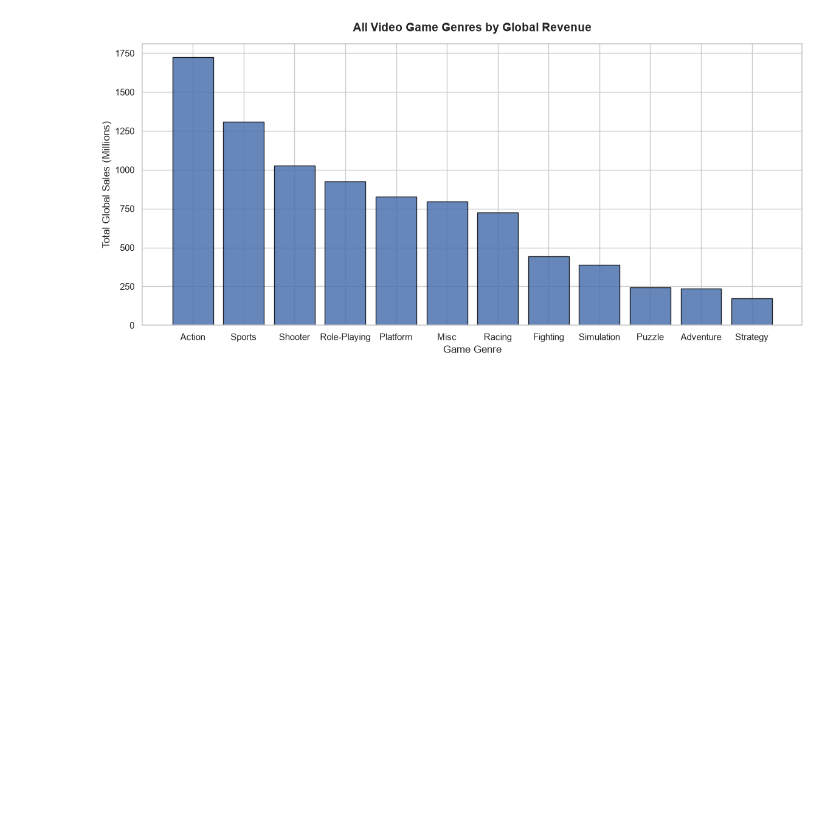
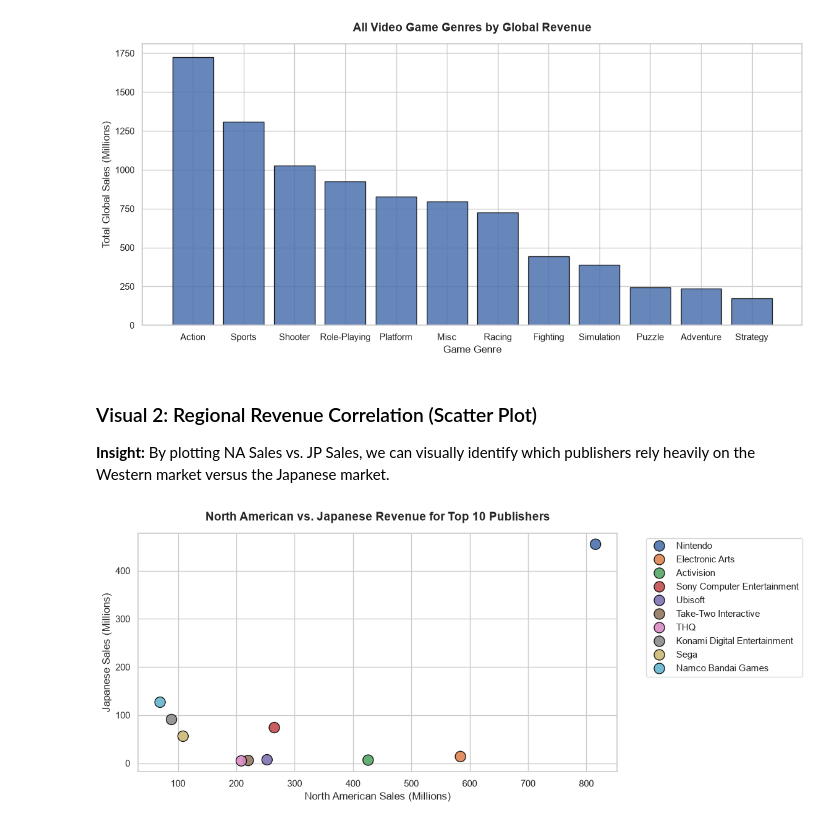
Before and after one commit to abdullah-shbz/asl-internship-aiml-week2-muhammad-abdullah, a Jupyter notebook: vgsales_eda.ipynb, the cells around one changed output. Saved outputs shown, nothing was run; the diff lists cells and outputs as text; code cells hidden in the pictures; blank space fills up the shorter version.

Commit message:
Added Scatter Plot

```diff
--- a/vgsales_eda.ipynb
+++ b/vgsales_eda.ipynb
@@ -230,3 +231,26 @@ plt.ylabel('Total Global Sales (Millions)', fontsize=12)
 plt.show()
 # %% [output]
 [figure]
+# %% [markdown]
+### Visual 2: Regional Revenue Correlation (Scatter Plot)
+**Insight:** By plotting NA Sales vs. JP Sales, we can visually identify which publishers rely heavily on the Western market versus the Japanese market.
+# %%
+plt.figure(figsize=(10, 5))
+
+sns.scatterplot(
+    data=top_publishers.head(10),
+    x='NA_Sales',
+    y='JP_Sales',
+    hue='Publisher',
+    s=150,
+    edgecolor='black',
+    alpha=0.9
+)
+
+plt.title('North American vs. Japanese Revenue for Top 10 Publishers', fontsize=14, fontweight='bold', pad=15)
+plt.xlabel('North American Sales (Millions)', fontsize=12)
+plt.ylabel('Japanese Sales (Millions)', fontsize=12)
+plt.legend(bbox_to_anchor=(1.05, 1), loc='upper left')
+plt.show()
+# %% [output]
+[figure, added]
```
Also changed, not shown: parts of 1 cell of this notebook.
